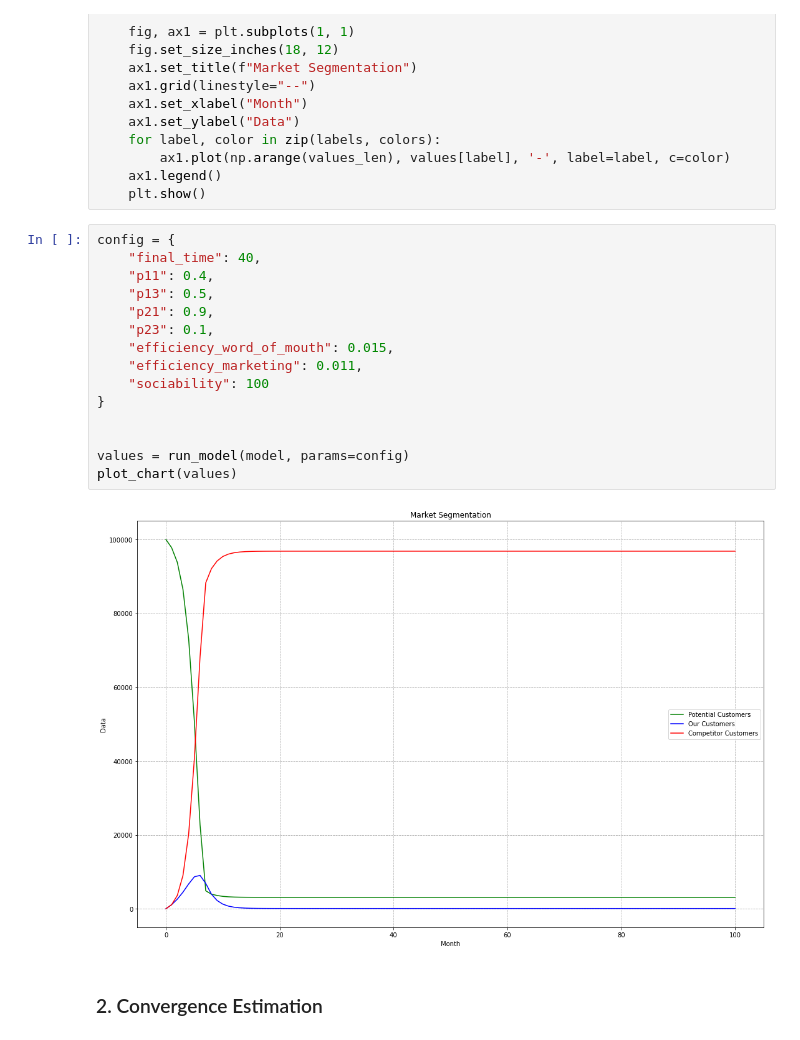
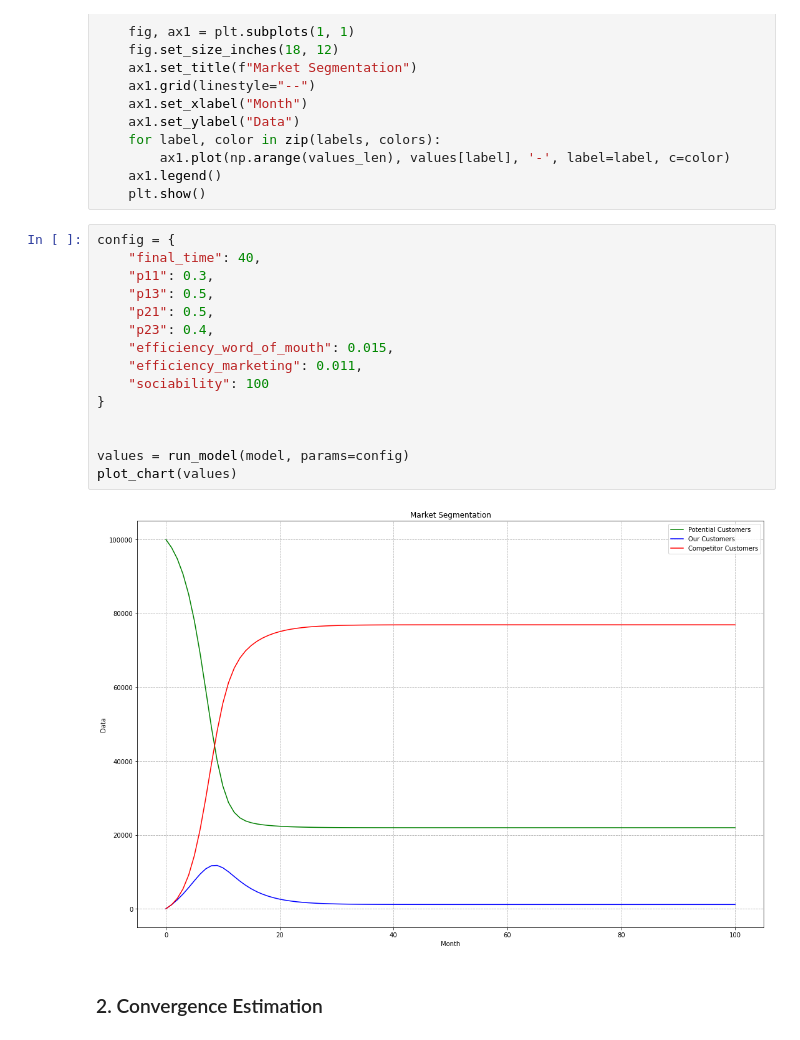
Before and after one commit to DanisAlukaev/Simulation-Modelling, a Jupyter notebook: Assignment 2/Solution.ipynb, the cells around one changed output. Cells and saved outputs as stored; diff of their text form.

```diff
--- a/Assignment 2/Solution.ipynb
+++ b/Assignment 2/Solution.ipynb
@@ -74,20 +79,20 @@ def plot_chart(values):
 # %%
 config = {
     "final_time": 40,
-    "p11": 0.4,
+    "p11": 0.3,
     "p13": 0.5,
-    "p21": 0.9,
-    "p23": 0.1,
+    "p21": 0.5,
+    "p23": 0.4,
     "efficiency_word_of_mouth": 0.015,
     "efficiency_marketing": 0.011,
     "sociability": 100
 }
 
 
 values = run_model(model, params=config)
 plot_chart(values)
 # %% [output]
-[figure, old version]
+[figure, new version]
 # %% [markdown]
 ### 2. Convergence Estimation
 # %%
```
Also changed, not shown: parts of 13 cells of this notebook.
